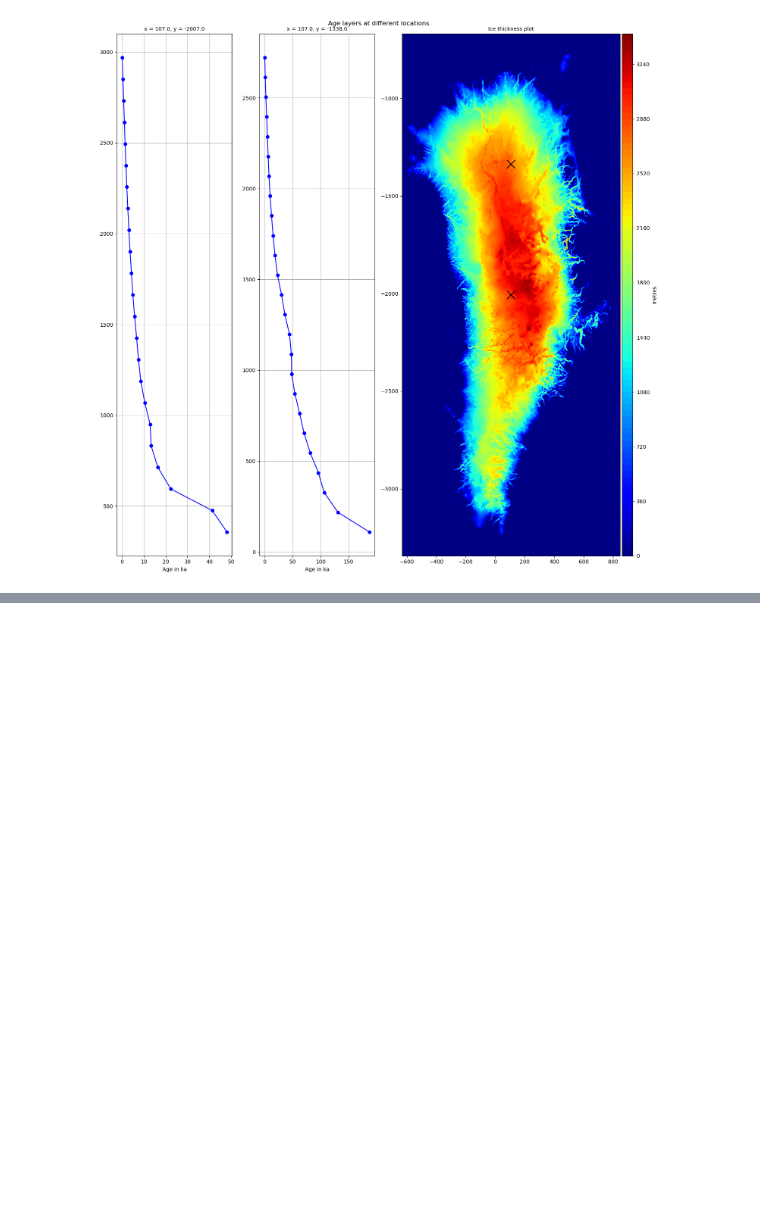
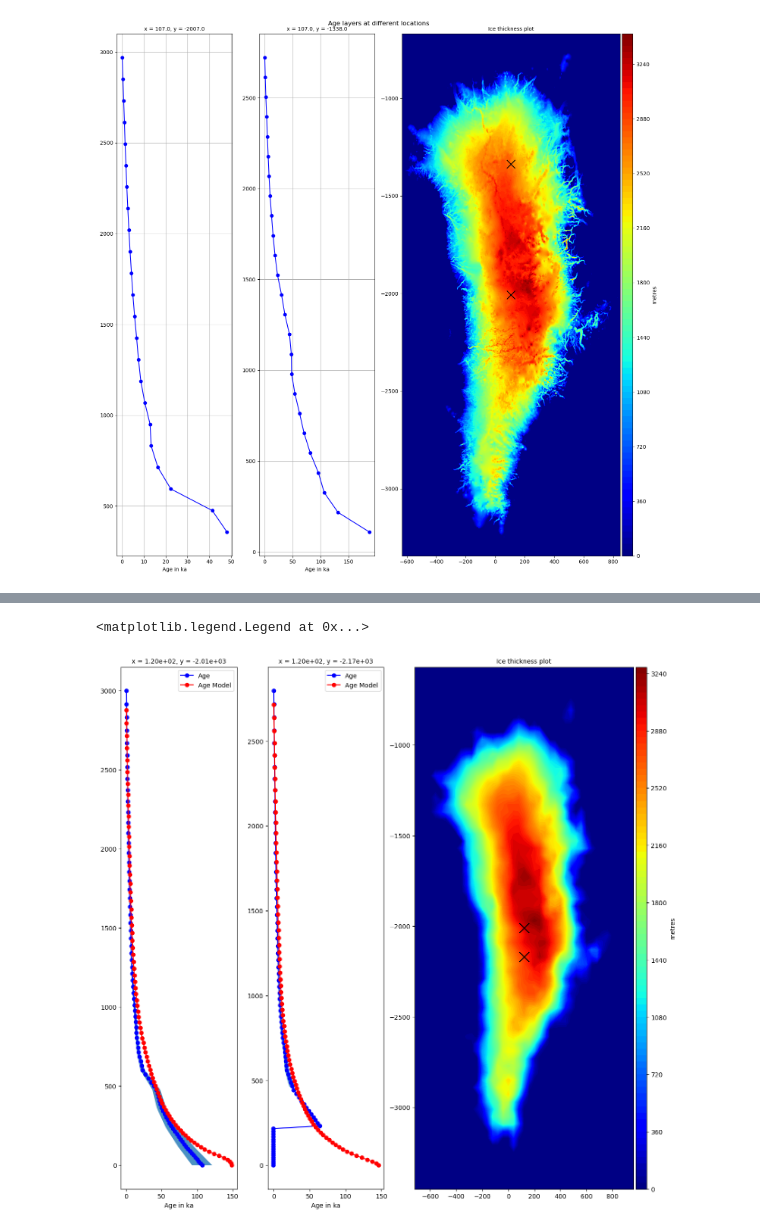
Before and after one commit to Shreyas911/pySICOPOLIS, a Jupyter notebook: examples/jupyter_notebooks/vis_interp_data.ipynb, the cells around one changed output, grey strips where cells are left out. Drawn from its saved outputs; the diff is of its cells as text; code cells hidden in the pictures; blank space fills up the shorter version.

```diff
--- a/examples/jupyter_notebooks/vis_interp_data.ipynb
+++ b/examples/jupyter_notebooks/vis_interp_data.ipynb
@@ -606,3 +287,68 @@ plt.tight_layout()
+# %%
+plt.rcParams["figure.figsize"] = (15,15)
+fig, ax = plt.subplots(1,3, width_ratios=[1,1,2])
+
+fancyPlotter.plot_normal(ds_age_40kms['x'], ds_age_40kms['y'],
+                         ds_age_40kms['H'],
+                         cmap = 'jet', nbins = 100, vmin = 0,
+                         fig = fig, ax = ax[2],
+                         cbar_label = 'metres')
+ax[2].set_title(f'Ice thickness plot', fontsize=10)
+
+xIndex = int(ds_age_40kms['x'].shape[0]/2)
+yIndex = int(ds_age_40kms['y'].shape[0]/2)
+
+xLoc = ds_age_40kms['x'][xIndex].data
+yLoc = ds_age_40kms['y'][yIndex].data
+age_z = ds_age_40kms['age_c'][:,yIndex,xIndex]
+age_z_uncert = ds_age_40kms['age_c_uncert'][:,yIndex,xIndex]
+age_z_model = ds_model40["age_c"][:,yIndex,xIndex]
+depth_z = ds_age_40kms['sigma'].data*ds_age_40kms["H"].data[yIndex, xIndex]
+depth_z_model = ds_age_40kms['sigma'].data*ds_model40["H"].data[yIndex, xIndex]
+
+fancyPlotter.plot_1D_depth_profile(age_z/1000, depth_z, age_z_uncert/1000,
+                                   fig=fig, ax = ax[0],
+                                   linestyle='-', marker='o', color='b',
+                                   label = 'Age')
+
+fancyPlotter.plot_1D_depth_profile(age_z_model/1000, depth_z_model, None,
+                                   fig=fig, ax = ax[0],
+                                   linestyle='-', marker='o', color='r',
+                                   label = 'Age Model')
+
+ax[0].set_title(f'x = {xLoc:.2e}, y = {yLoc:.2e}', fontsize=10)
+ax[0].set_xlabel(f'Age in ka', fontsize=10)
+ax[2].scatter(xLoc, yLoc, s=250, c='black', marker='x')
+ax[0].legend()
+
+xIndex = int(ds_age_40kms['x'].shape[0]/2)
+yIndex = int(3*ds_age_40kms['x'].shape[0]/4)
+
+xLoc = ds_age_40kms['x'][xIndex].data
+yLoc = ds_age_40kms['y'][yIndex].data
+age_z = ds_age_40kms['age_c'][:,yIndex,xIndex]
+age_z_uncert = ds_age_40kms['age_c_uncert'][:,yIndex,xIndex]
+age_z_model = ds_model40["age_c"][:,yIndex,xIndex]
+depth_z = ds_age_40kms['sigma'].data*ds_age_40kms["H"].data[yIndex, xIndex]
+depth_z_model = ds_age_40kms['sigma'].data*ds_model40["H"].data[yIndex, xIndex]
+
+fancyPlotter.plot_1D_depth_profile(age_z/1000, depth_z, age_z_uncert/1000*(age_z_uncert >= 0),
+                                   fig=fig, ax = ax[1],
+                                   linestyle='-', marker='o', color='b',
+                                   label = 'Age')
+
+fancyPlotter.plot_1D_depth_profile(age_z_model/1000, depth_z_model, None,
+                                   fig=fig, ax = ax[1],
+                                   linestyle='-', marker='o', color='r',
+                                   label = 'Age Model')
+
+ax[1].set_title(f'x = {xLoc:.2e}, y = {yLoc:.2e}', fontsize=10)
+ax[1].set_xlabel(f'Age in ka', fontsize=10)
+ax[2].scatter(xLoc, yLoc, s=250, c='black', marker='x')
+ax[1].legend()
+# %% [output]
+<matplotlib.legend.Legend at 0x...>
+[figure, added]
 # %%
 plt.rcParams["figure.figsize"] = (15,15)
 fig, ax = plt.subplots(1,3, width_ratios=[1,1,2])
```
Also changed, not shown: parts of 15 cells of this notebook, 12 other files.
